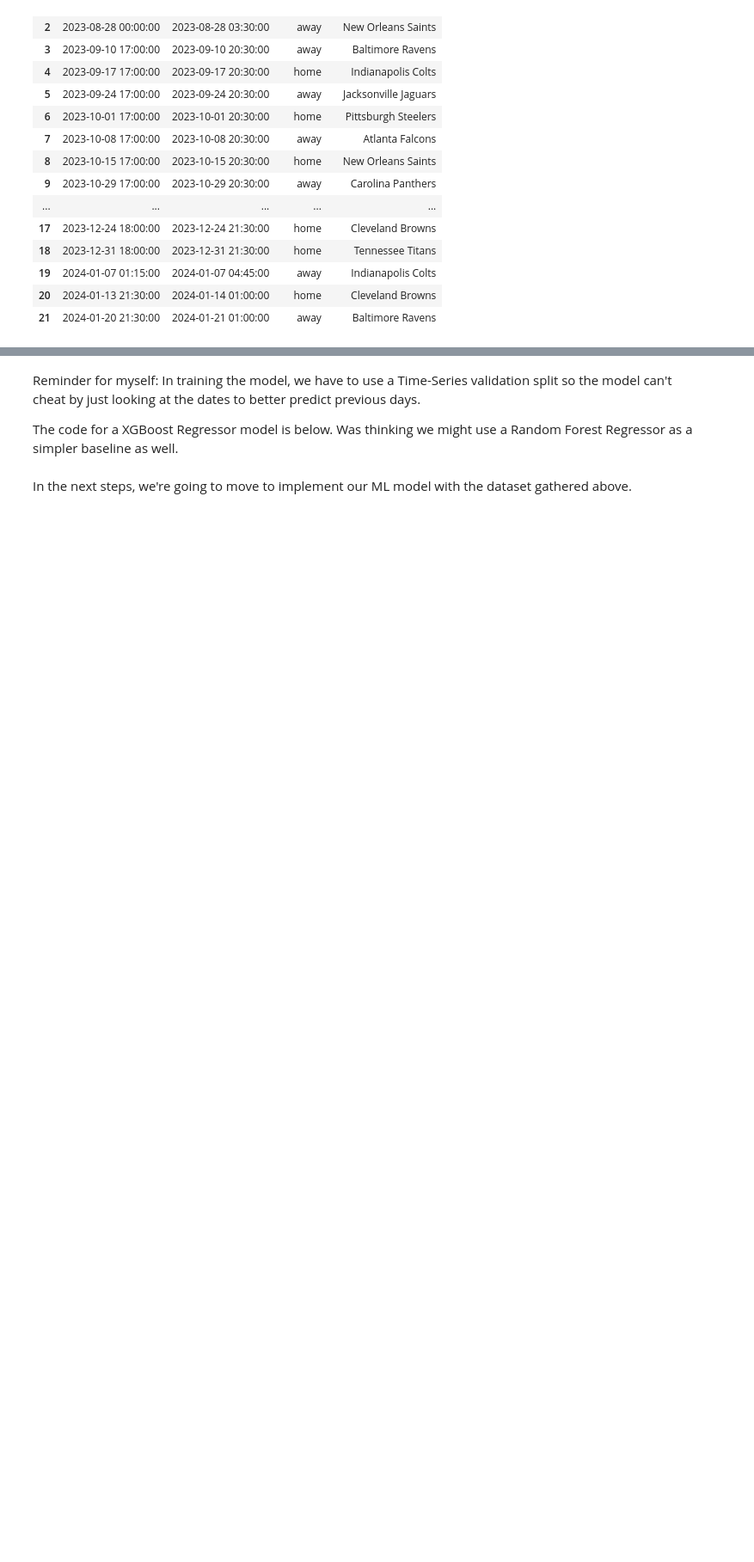
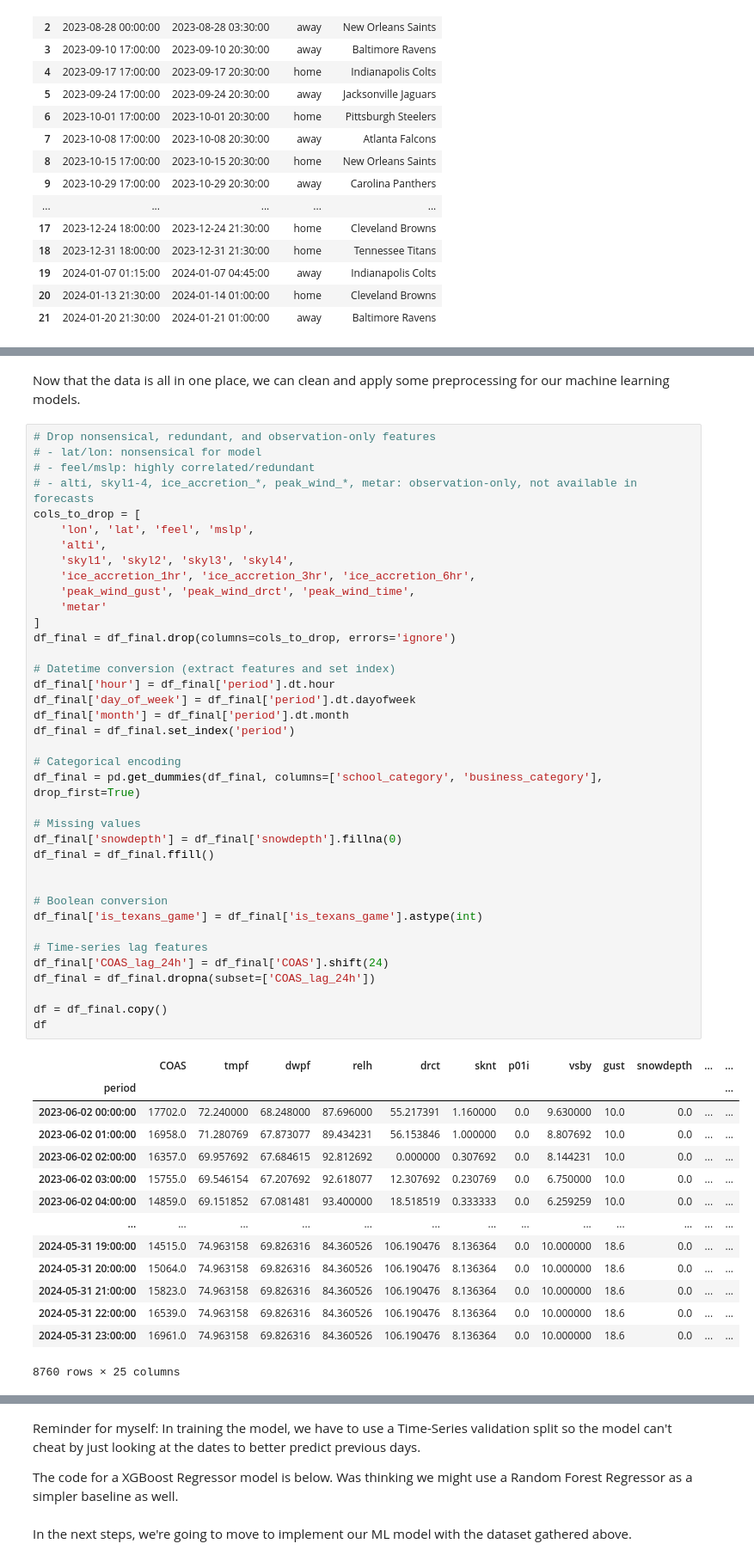
Before and after one commit to jzane1/datasci-project, a Jupyter notebook: notebook.ipynb, the cells around one changed output, grey strips where cells are left out. Shown at 86% size. Saved outputs shown, nothing was run; the diff lists cells and outputs as text; blank space fills up the shorter version.

```diff
--- a/notebook.ipynb
+++ b/notebook.ipynb
@@ -185 +137,56 @@ df_final.head()
+# %% [markdown]
+Now that the data is all in one place, we can clean and apply some preprocessing for our machine learning models.
+# %%
+# Drop nonsensical, redundant, and observation-only features
+# - lat/lon: nonsensical for model
+# - feel/mslp: highly correlated/redundant
+# - alti, skyl1-4, ice_accretion_*, peak_wind_*, metar: observation-only, not available in forecasts
+cols_to_drop = [
+    'lon', 'lat', 'feel', 'mslp',
+    'alti',
+    'skyl1', 'skyl2', 'skyl3', 'skyl4',
+    'ice_accretion_1hr', 'ice_accretion_3hr', 'ice_accretion_6hr',
+    'peak_wind_gust', 'peak_wind_drct', 'peak_wind_time',
+    'metar'
+]
+df_final = df_final.drop(columns=cols_to_drop, errors='ignore')
+
+# Datetime conversion (extract features and set index)
+df_final['hour'] = df_final['period'].dt.hour
+df_final['day_of_week'] = df_final['period'].dt.dayofweek
+df_final['month'] = df_final['period'].dt.month
+df_final = df_final.set_index('period')
+
+# Categorical encoding
+df_final = pd.get_dummies(df_final, columns=['school_category', 'business_category'], drop_first=True)
+
+# Missing values
+df_final['snowdepth'] = df_final['snowdepth'].fillna(0)
+df_final = df_final.ffill()
+
+
+# Boolean conversion
+df_final['is_texans_game'] = df_final['is_texans_game'].astype(int)
+
+# Time-series lag features
+df_final['COAS_lag_24h'] = df_final['COAS'].shift(24)
+df_final = df_final.dropna(subset=['COAS_lag_24h'])
+
+df = df_final.copy()
+df
+# %% [output]
+|  | COAS | tmpf | dwpf | relh | drct | sknt | p01i | vsby | gust | snowdepth | ... | ... |
+| period |  |  |  |  |  |  |  |  |  |  |  | ... |
+| 2023-06-02 00:00:00 | 17702.0 | 72.240000 | 68.248000 | 87.696000 | 55.217391 | 1.160000 | 0.0 | 9.630000 | 10.0 | 0.0 | ... | ... |
+| 2023-06-02 01:00:00 | 16958.0 | 71.280769 | 67.873077 | 89.434231 | 56.153846 | 1.000000 | 0.0 | 8.807692 | 10.0 | 0.0 | ... | ... |
+| 2023-06-02 02:00:00 | 16357.0 | 69.957692 | 67.684615 | 92.812692 | 0.000000 | 0.307692 | 0.0 | 8.144231 | 10.0 | 0.0 | ... | ... |
+| 2023-06-02 03:00:00 | 15755.0 | 69.546154 | 67.207692 | 92.618077 | 12.307692 | 0.230769 | 0.0 | 6.750000 | 10.0 | 0.0 | ... | ... |
+| 2023-06-02 04:00:00 | 14859.0 | 69.151852 | 67.081481 | 93.400000 | 18.518519 | 0.333333 | 0.0 | 6.259259 | 10.0 | 0.0 | ... | ... |
+| ... | ... | ... | ... | ... | ... | ... | ... | ... | ... | ... | ... | ... |
+| 2024-05-31 19:00:00 | 14515.0 | 74.963158 | 69.826316 | 84.360526 | 106.190476 | 8.136364 | 0.0 | 10.000000 | 18.6 | 0.0 | ... | ... |
+| 2024-05-31 20:00:00 | 15064.0 | 74.963158 | 69.826316 | 84.360526 | 106.190476 | 8.136364 | 0.0 | 10.000000 | 18.6 | 0.0 | ... | ... |
+| 2024-05-31 21:00:00 | 15823.0 | 74.963158 | 69.826316 | 84.360526 | 106.190476 | 8.136364 | 0.0 | 10.000000 | 18.6 | 0.0 | ... | ... |
+| 2024-05-31 22:00:00 | 16539.0 | 74.963158 | 69.826316 | 84.360526 | 106.190476 | 8.136364 | 0.0 | 10.000000 | 18.6 | 0.0 | ... | ... |
+| 2024-05-31 23:00:00 | 16961.0 | 74.963158 | 69.826316 | 84.360526 | 106.190476 | 8.136364 | 0.0 | 10.000000 | 18.6 | 0.0 | ... | ... |
+8760 rows × 25 columns
 # %% [markdown]
```
Also changed, not shown: parts of 8 cells of this notebook, 1 other file.
